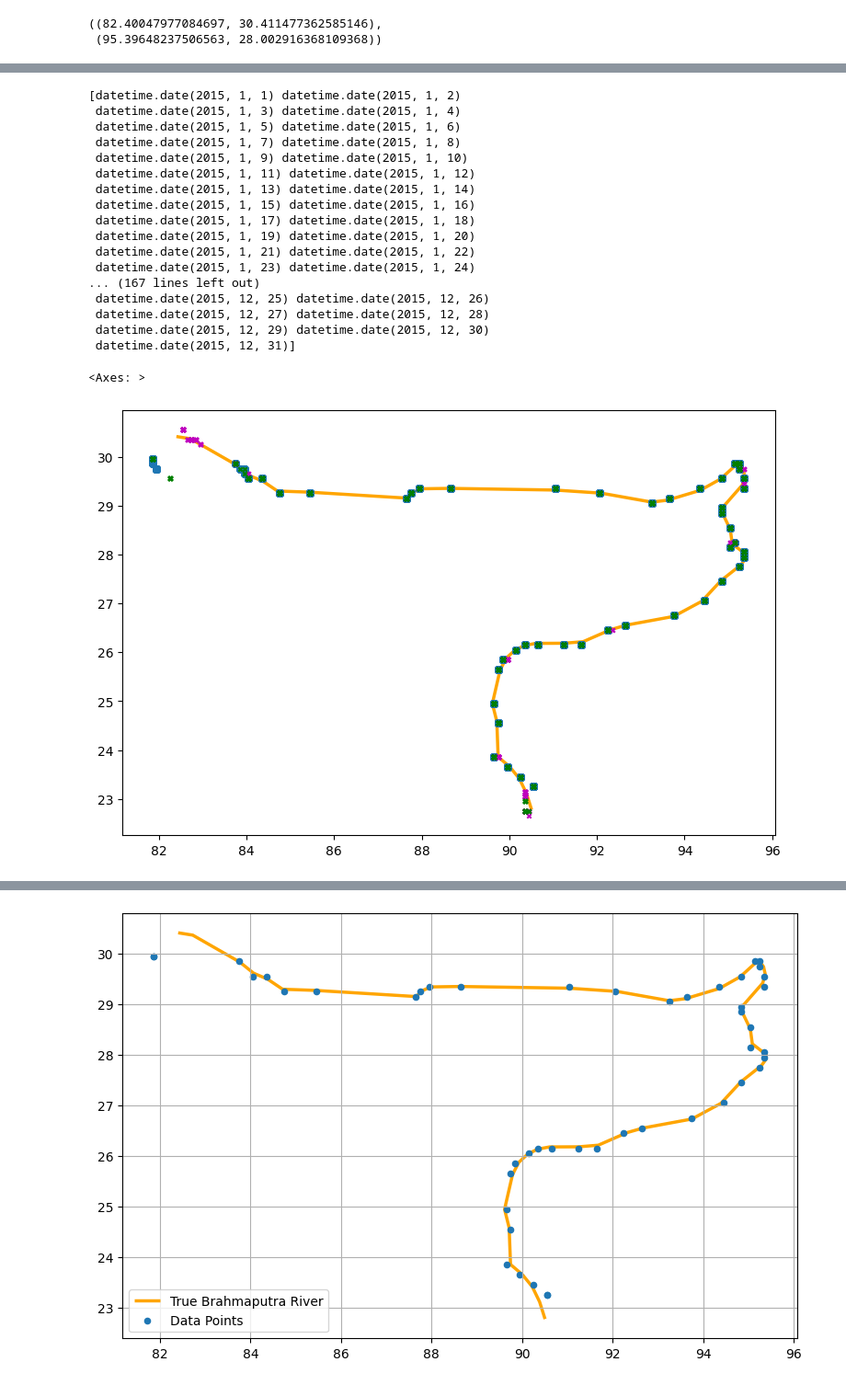
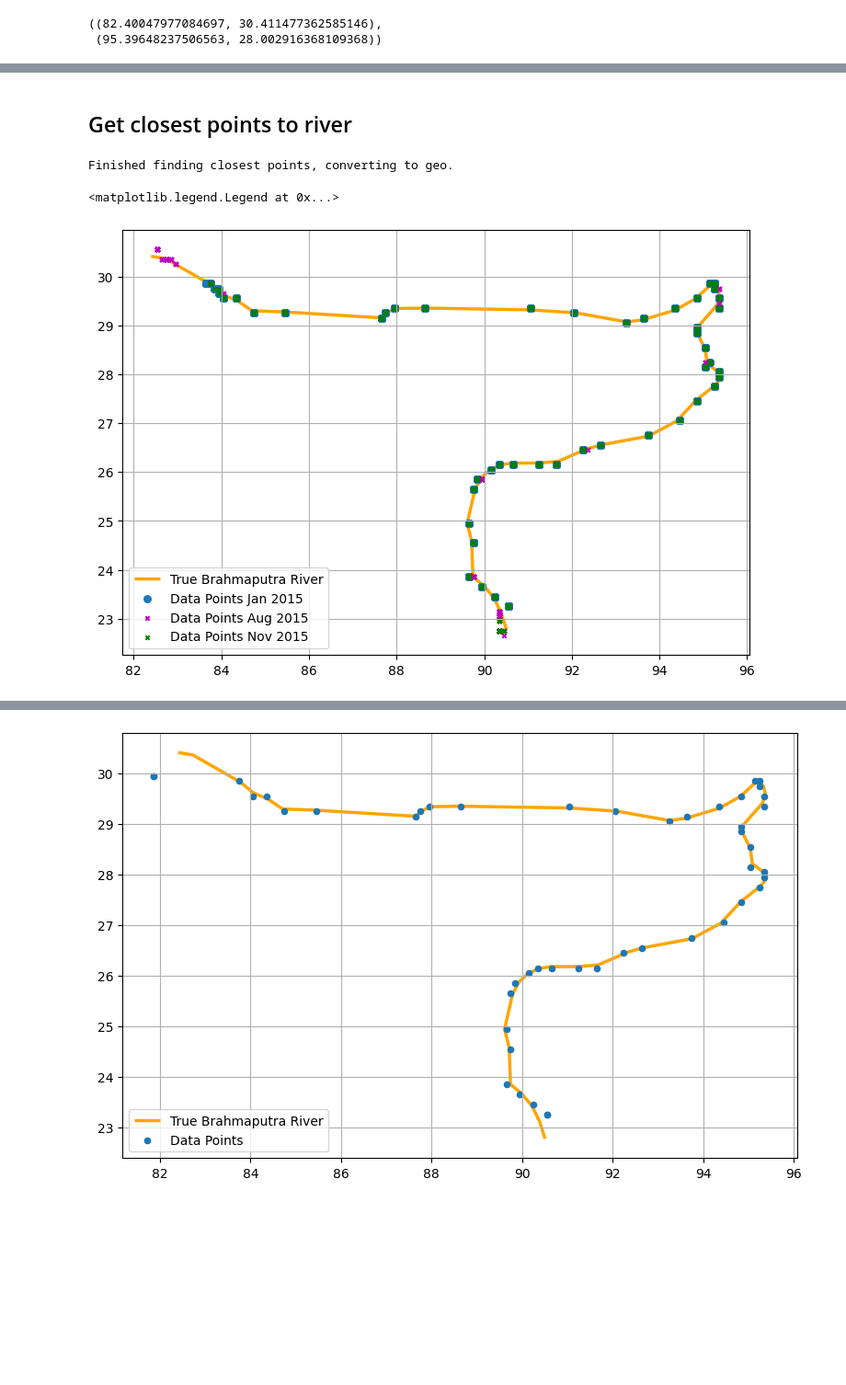
Before and after one commit to PaulNitschke/DS-Brahmaputra-River, a Jupyter notebook: notebooks/geo_exploration.ipynb, the cells around one changed output, grey strips where cells are left out. Shown: that part at 92% size. Cells and saved outputs as stored; diff of their text form; code cells hidden in the pictures; blank space fills up the shorter version.

```diff
--- a/notebooks/geo_exploration.ipynb
+++ b/notebooks/geo_exploration.ipynb
@@ -125,2 +77,3 @@ filtered_df = geo_df[mask]
 # %%
+filtered_df = filter_relevant(geo_df)
 filtered_df.shape
@@ -192,20 +79,0 @@ geo_points.head()
-# %%
-print(geo_points['time'].unique())
-# %% [output]
-[datetime.date(2015, 1, 1) datetime.date(2015, 1, 2)
- datetime.date(2015, 1, 3) datetime.date(2015, 1, 4)
- datetime.date(2015, 1, 5) datetime.date(2015, 1, 6)
- datetime.date(2015, 1, 7) datetime.date(2015, 1, 8)
- datetime.date(2015, 1, 9) datetime.date(2015, 1, 10)
- datetime.date(2015, 1, 11) datetime.date(2015, 1, 12)
- datetime.date(2015, 1, 13) datetime.date(2015, 1, 14)
- datetime.date(2015, 1, 15) datetime.date(2015, 1, 16)
- datetime.date(2015, 1, 17) datetime.date(2015, 1, 18)
- datetime.date(2015, 1, 19) datetime.date(2015, 1, 20)
- datetime.date(2015, 1, 21) datetime.date(2015, 1, 22)
- datetime.date(2015, 1, 23) datetime.date(2015, 1, 24)
-... (167 lines left out)
- datetime.date(2015, 12, 25) datetime.date(2015, 12, 26)
- datetime.date(2015, 12, 27) datetime.date(2015, 12, 28)
- datetime.date(2015, 12, 29) datetime.date(2015, 12, 30)
- datetime.date(2015, 12, 31)]
@@ -215,17 +80,28 @@ january_data = geo_points[(geo_points['time'].dt.month == 1)]
+# %% [markdown]
+## Get closest points to river
+# %%
+geo_points = get_closest(filtered_df, river_points, 3)
+# %% [output]
+Finished finding closest points, converting to geo.
 # %%
 fig, ax = plt.subplots(figsize=(13, 6))
 
 brahmaputra.plot(ax=ax, color='orange', linewidth=2.5, label='True Brahmaputra River', zorder=0)
-#geo_points.plot(ax=ax, markersize=10, marker='o', label='Data Points Jan 2015')
+
+# geo_points['time'] = pd.to_datetime(geo_points['time'])
+# geo_points.plot(ax=ax, markersize=10, marker='o', label='Data Points Jan 2015')
 
 january_data = geo_points[(geo_points['time'].dt.month == 1)]
-january_data.plot(ax=ax, markersize=30, marker='o', label='One Day Points Jan 2015')
+january_data.plot(ax=ax, markersize=30, marker='o', label='Data Points Jan 2015')
 
 aug_data = geo_points[(geo_points['time'].dt.month == 8)]
-aug_data.plot(ax=ax, markersize=10, marker='x', color='m', label='One Day Points Aug 2015')
+aug_data.plot(ax=ax, markersize=10, marker='x', color='m', label='Data Points Aug 2015')
 
 nov_data = geo_points[(geo_points['time'].dt.month == 11)]
-nov_data.plot(ax=ax, markersize=10, marker='x', color='g', label='One Day Points Aug 2015')
+nov_data.plot(ax=ax, markersize=10, marker='x', color='g', label='Data Points Nov 2015')
+
+plt.grid(True)
+plt.legend()
 # %% [output]
-<Axes: >
+<matplotlib.legend.Legend at 0x...>
-[figure, old version]
+[figure, new version]
```
Also changed, not shown: parts of 26 cells of this notebook.
